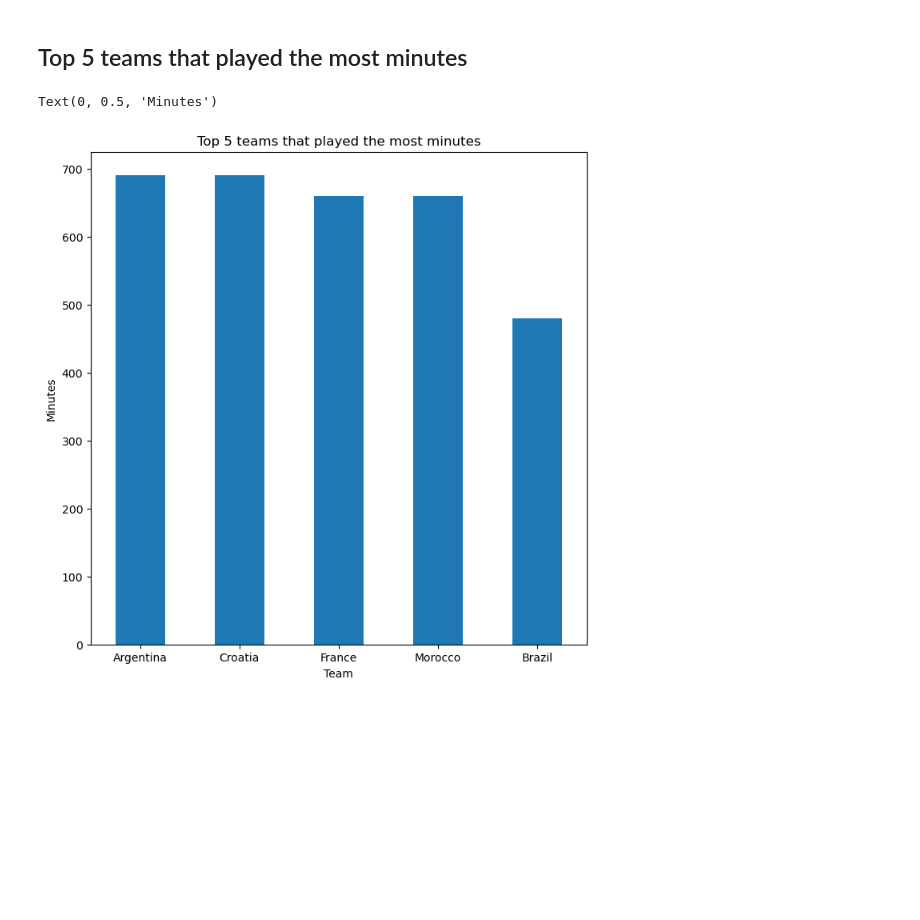
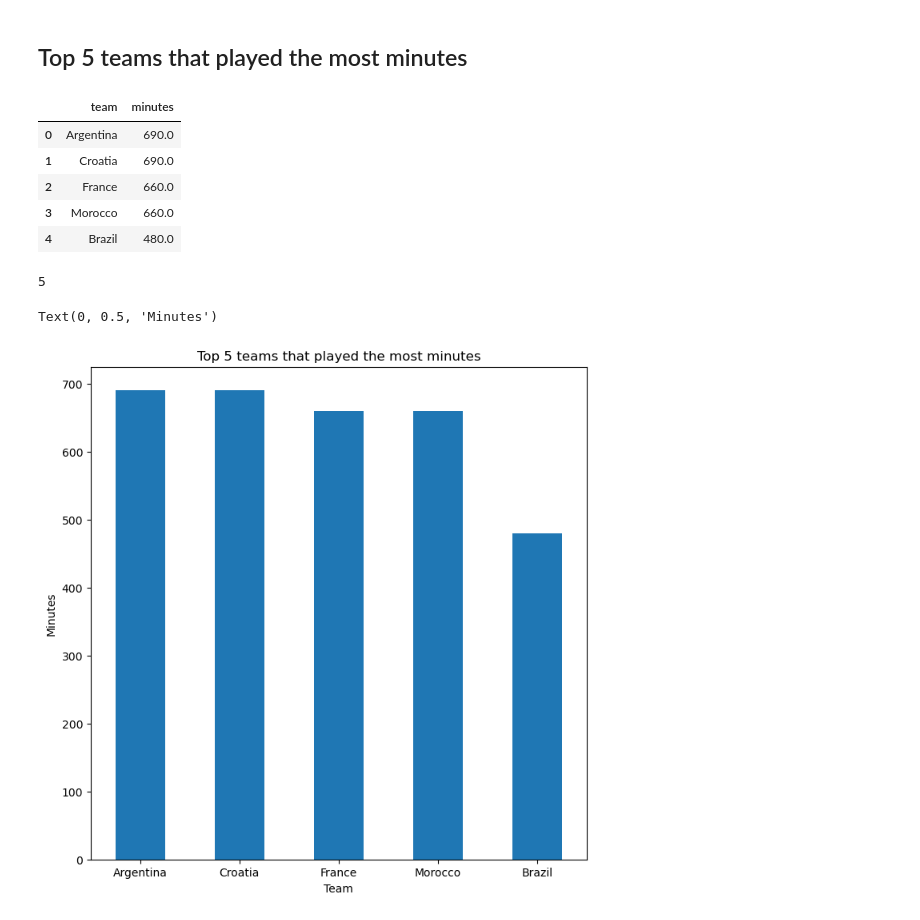
Before and after one commit to HJandu/ETL_Project_2, a Jupyter notebook: Fifa_project2.ipynb, the cells around one changed output. Saved outputs shown, nothing was run; the diff lists cells and outputs as text; code cells hidden in the pictures; blank space fills up the shorter version.

```diff
--- a/Fifa_project2.ipynb
+++ b/Fifa_project2.ipynb
@@ -222,5 +198,21 @@ pd.read_sql_query('select * from description', con=engine).head()
 # %% [markdown]
 ## Top 5 teams that played the most minutes
+# %%
+#Dataframe to show top 5 teams that played the most minutes
+top_mins = team_data_new.groupby('team').agg({'minutes':'sum'}).sort_values(by='minutes',ascending=False)[:5].reset_index()
+top_mins
+# %% [output]
+|  | team | minutes |
+| 0 | Argentina | 690.0 |
+| 1 | Croatia | 690.0 |
+| 2 | France | 660.0 |
+| 3 | Morocco | 660.0 |
+| 4 | Brazil | 480.0 |
+# %%
+# load dataframe to database
+top_mins.to_sql(name='top_mins', con=engine, if_exists='append', index=False)
+# %% [output]
+5
 # %%
 team_data_new.groupby('team').agg({'minutes':'sum'}).sort_values(by='minutes',ascending=False)[:5].plot(figsize=(8,8),kind='bar',legend=False)
 
```
Also changed, not shown: parts of 15 cells of this notebook.
